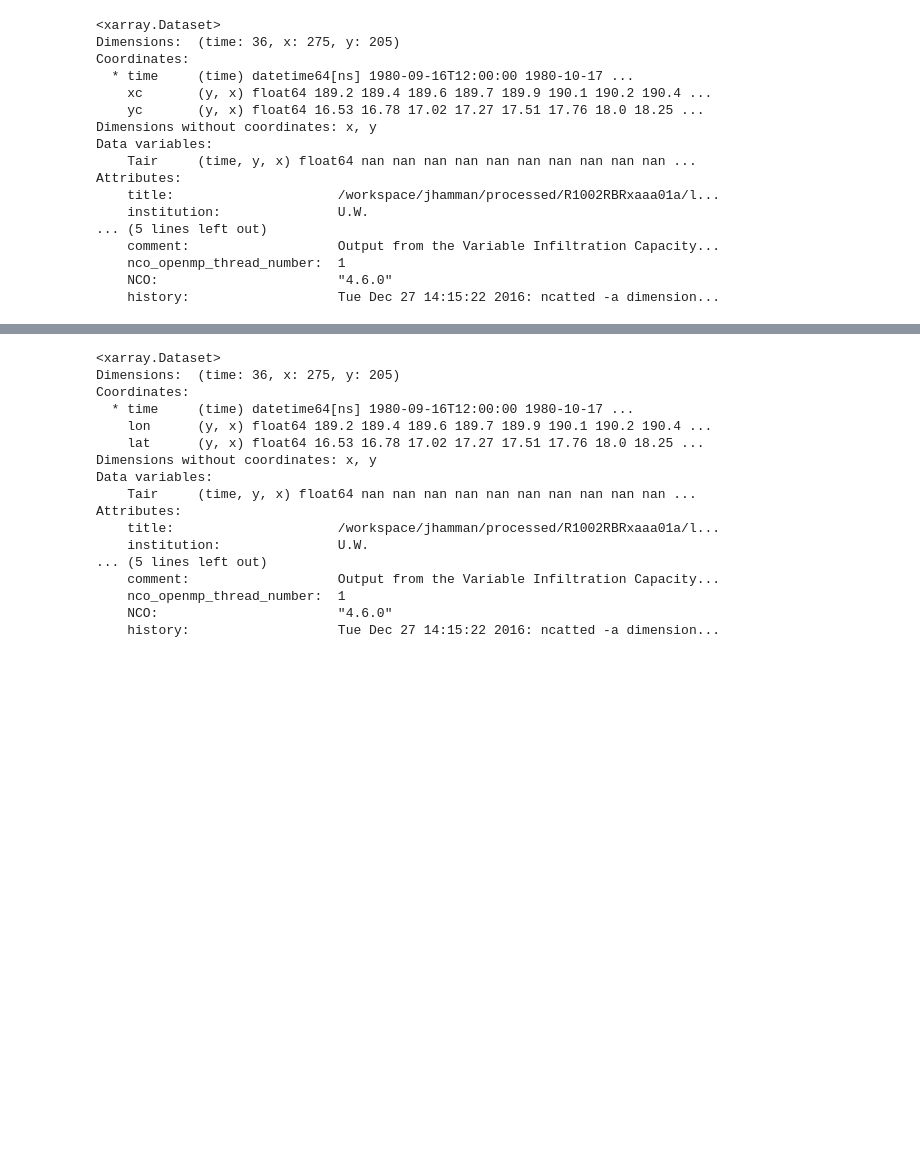
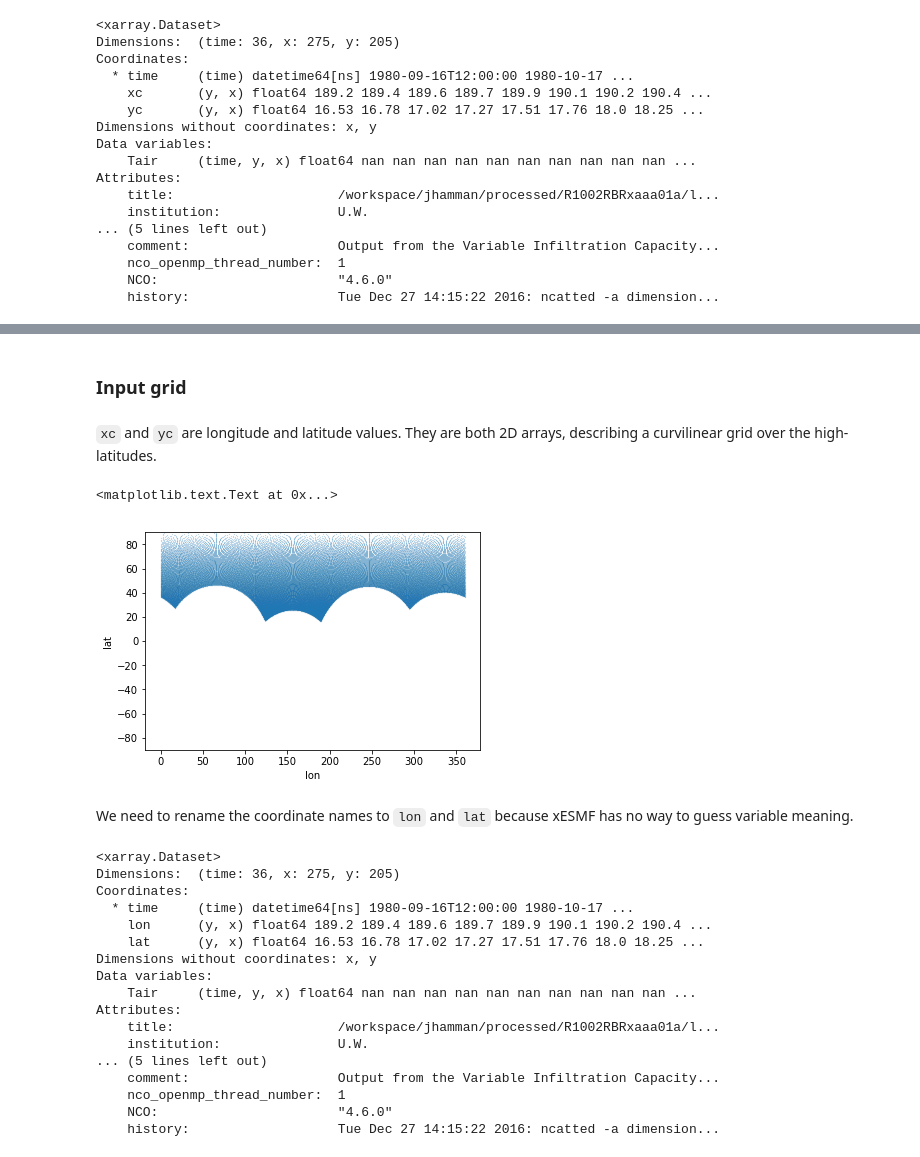
Before and after one commit to JiaweiZhuang/xESMF, a Jupyter notebook: doc/Curvilinear_grid.ipynb, the cells around one changed output, grey strips where cells are left out. Saved outputs shown, nothing was run; the diff lists cells and outputs as text; code cells hidden in the pictures; blank space fills up the shorter version.

```diff
--- a/doc/Curvilinear_grid.ipynb
+++ b/doc/Curvilinear_grid.ipynb
@@ -33,3 +67,17 @@ Attributes:
+# %% [markdown]
+### Input grid
+# %% [markdown]
+`xc` and `yc` are longitude and latitude values. They are both 2D arrays, describing a curvilinear grid over the high-latitudes.
+# %%
+plt.scatter(ds['xc'], ds['yc'], s=0.01)  # plot grid locations
+plt.ylim([-90, 90])
+plt.xlabel('lon')
+plt.ylabel('lat')
+# %% [output]
+<matplotlib.text.Text at 0x...>
+[figure, added]
+# %% [markdown]
+We need to rename the coordinate names to `lon` and `lat` because xESMF has no way to guess variable meaning.
 # %%
 ds.rename({'xc': 'lon', 'yc': 'lat'}, inplace=True)
 ds
```
Also changed, not shown: parts of 21 cells of this notebook, 7 other files.
